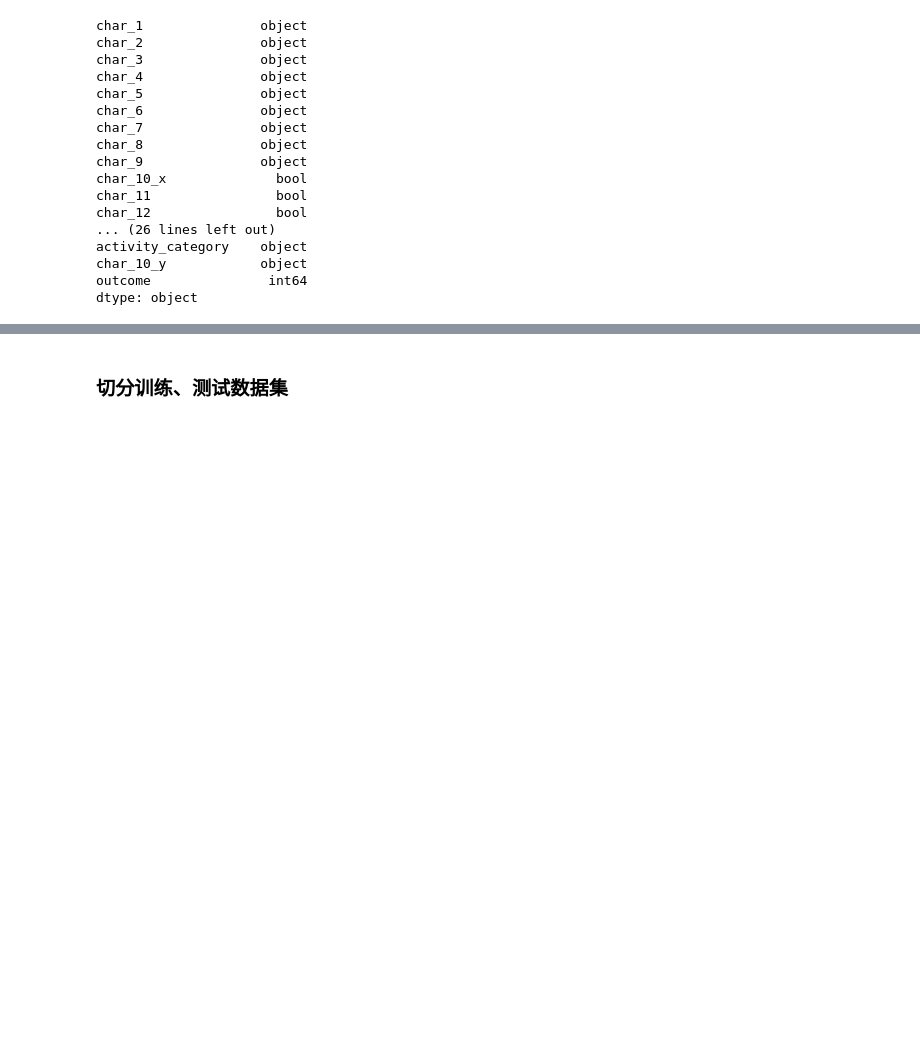
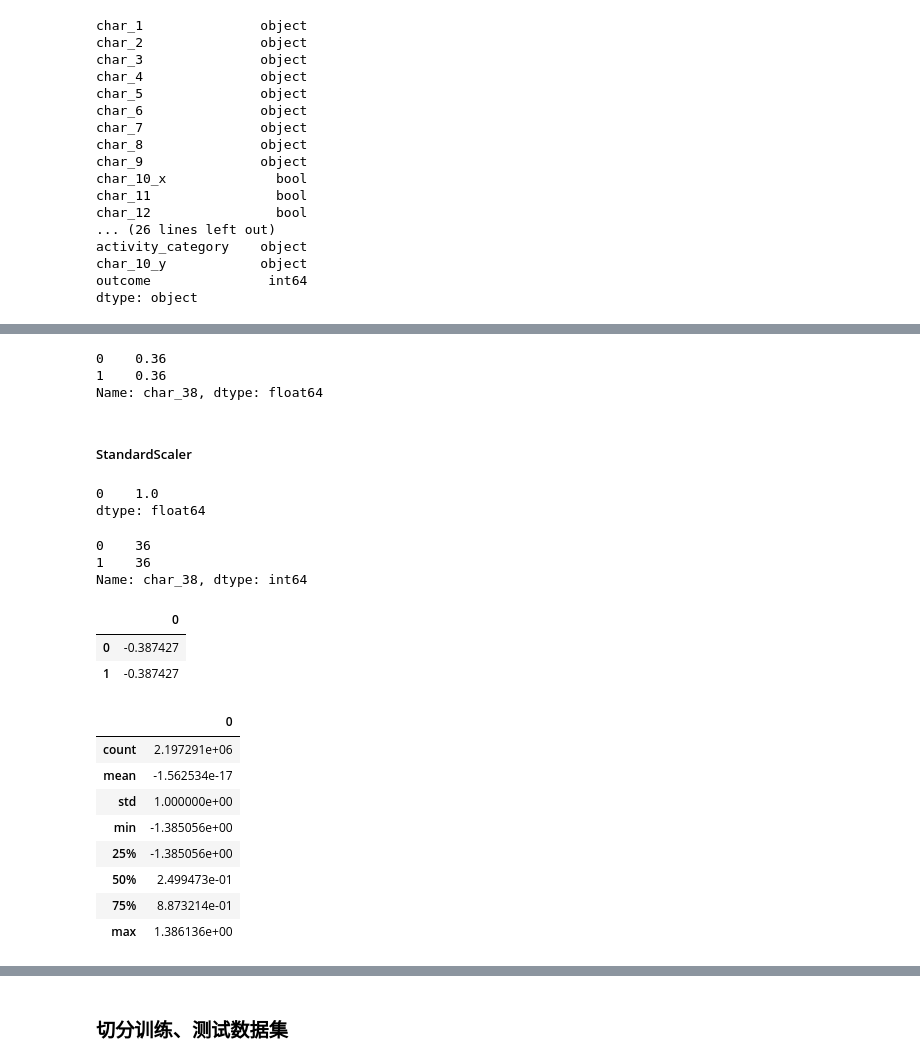
Before and after one commit to ziyeZzz/Machine-learning, a Jupyter notebook: kaikeba/p1-predictingRedHatBusinessValue.ipynb, the cells around one changed output, grey strips where cells are left out. Drawn from its saved outputs; the diff is of its cells as text; code cells hidden in the pictures; blank space fills up the shorter version.

```diff
--- a/kaikeba/p1-predictingRedHatBusinessValue.ipynb
+++ b/kaikeba/p1-predictingRedHatBusinessValue.ipynb
@@ -89,3 +144,5 @@ activity_category    object
 char_10_y            object
 outcome               int64
 dtype: object
+# %%
+df_test = df.copy() # 对比数据,standardScaler效果查看
@@ -91,0 +173,55 @@ dtype: object
+# %%
+df['char_38'].head(2)
+# %% [output]
+0    0.36
+1    0.36
+Name: char_38, dtype: float64
+# %% [markdown]
+#####  StandardScaler
+# %%
+# 将char_38用standardScaler归一化
+scaler = preprocessing.StandardScaler() #引入标准化类
+
+scaler.fit(df_test[['char_38']])
+
+scaler.mean_ # 标准化前的均值
+
+scaler.scale_ # 标准化前的标准差
+
+scaler.var_ # 标准化前的方差
+
+standard_data = pd.DataFrame(scaler.transform(df_test[['char_38']]))
+
+standard_data.mean() # 归一化后的数据均值
+
+standard_data.std() # 归一化后的方差
+
+# 恢复数据操作
+# scaler.inverse_transform(df[['char_38']])
+# %% [output]
+0    1.0
+dtype: float64
+# %%
+df_test['char_38'].head(2)
+# %% [output]
+0    36
+1    36
+Name: char_38, dtype: int64
+# %%
+standard_data.head(2)
+# %% [output]
+|  | 0 |
+| 0 | -0.387427 |
+| 1 | -0.387427 |
+# %%
+standard_data.describe()
+# %% [output]
+|  | 0 |
+| count | 2.197291e+06 |
+| mean | -1.562534e-17 |
+| std | 1.000000e+00 |
+| min | -1.385056e+00 |
+| 25% | -1.385056e+00 |
+| 50% | 2.499473e-01 |
+| 75% | 8.873214e-01 |
+| max | 1.386136e+00 |
```
Also changed, not shown: parts of 25 cells of this notebook.
